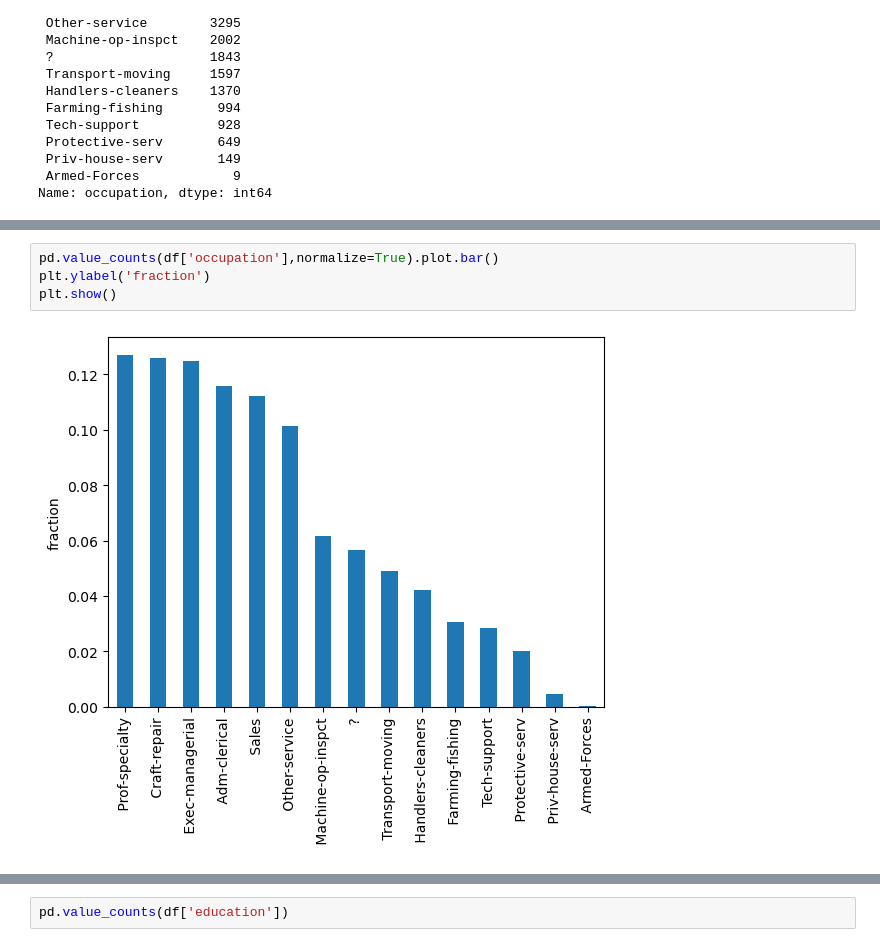
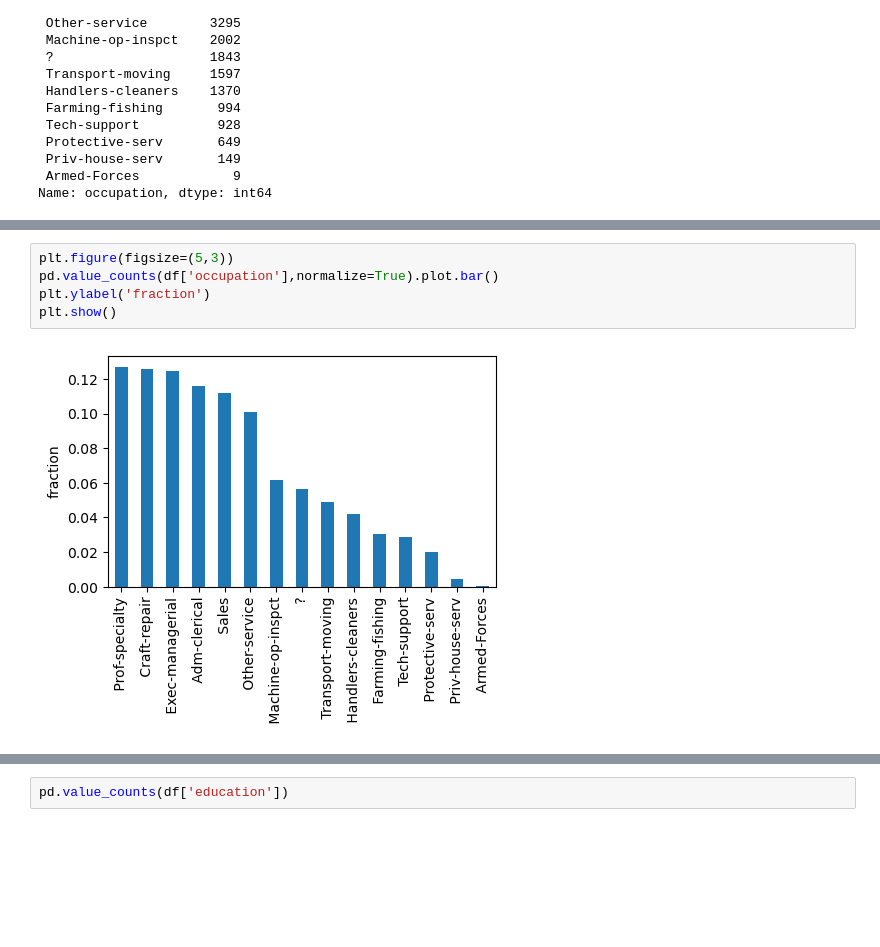
Before and after one commit to BrownDSI/DATA1030-Fall2022, a Jupyter notebook: week2 - EDA/EDA_p2.ipynb, the cells around one changed output, grey strips where cells are left out. Drawn from its saved outputs; the diff is of its cells as text; blank space fills up the shorter version.

```diff
--- a/week2 - EDA/EDA_p2.ipynb
+++ b/week2 - EDA/EDA_p2.ipynb
@@ -154,9 +159,10 @@ plt.show()
 # %%
+plt.figure(figsize=(5,3))
 pd.value_counts(df['occupation'],normalize=True).plot.bar()
 plt.ylabel('fraction')
 plt.show()
 # %% [output]
-[figure, old version]
+[figure, new version]
 # %% [markdown]
 # Quiz 1
 - What's wrong with this figure?
```
Also changed, not shown: parts of 11 cells of this notebook, 13 other files.
